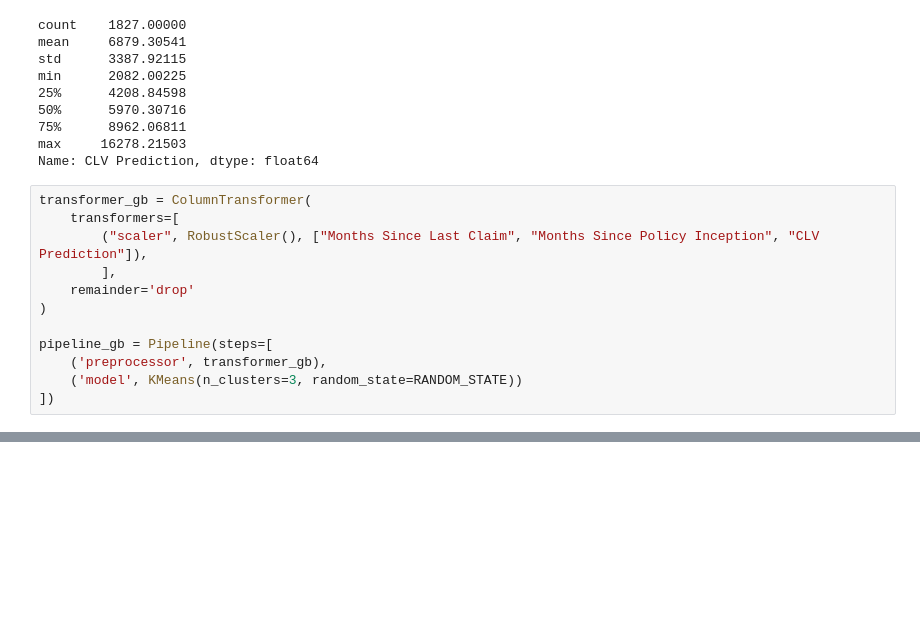
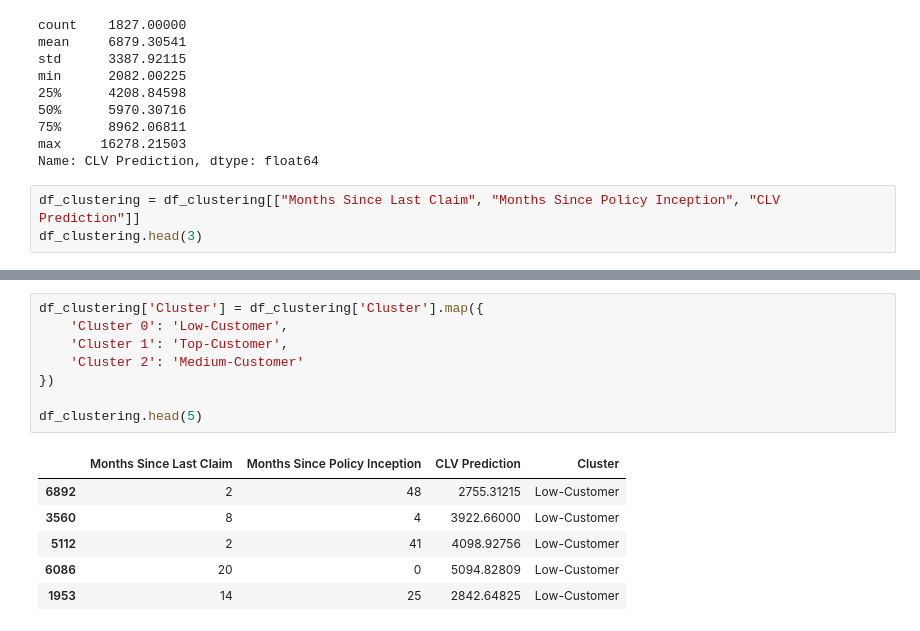
Before and after one commit to PurwadhikaDev/FirestormGroup_DTI_01_FinalProject, a Jupyter notebook: Auto Insurance Final Project Purwadhika.ipynb, the cells around one changed output, grey strips where cells are left out. Saved outputs shown, nothing was run; the diff lists cells and outputs as text; blank space fills up the shorter version.

```diff
--- a/Auto Insurance Final Project Purwadhika.ipynb
+++ b/Auto Insurance Final Project Purwadhika.ipynb
@@ -2513,14 +2487,5 @@ min      2082.00225
 max     16278.21503
 Name: CLV Prediction, dtype: float64
 # %%
-transformer_gb = ColumnTransformer(
-    transformers=[
-        ("scaler", RobustScaler(), ["Months Since Last Claim", "Months Since Policy Inception", "CLV Prediction"]),
-        ],
-    remainder='drop'
-)
-
-pipeline_gb = Pipeline(steps=[
-    ('preprocessor', transformer_gb),
-    ('model', KMeans(n_clusters=3, random_state=RANDOM_STATE))
-])
+df_clustering = df_clustering[["Months Since Last Claim", "Months Since Policy Inception", "CLV Prediction"]]
+df_clustering.head(3)
@@ -2593 +2541,16 @@ df_original_values.corr().tail(1)
+# %%
+df_clustering['Cluster'] = df_clustering['Cluster'].map({
+    'Cluster 0': 'Low-Customer',
+    'Cluster 1': 'Top-Customer',
+    'Cluster 2': 'Medium-Customer'
+})
+
+df_clustering.head(5)
+# %% [output]
+|  | Months Since Last Claim | Months Since Policy Inception | CLV Prediction | Cluster |
+| 6892 | 2 | 48 | 2755.31215 | Low-Customer |
+| 3560 | 8 | 4 | 3922.66000 | Low-Customer |
+| 5112 | 2 | 41 | 4098.92756 | Low-Customer |
+| 6086 | 20 | 0 | 5094.82809 | Low-Customer |
+| 1953 | 14 | 25 | 2842.64825 | Low-Customer |
 # %%
```
Also changed, not shown: parts of 24 cells of this notebook.
